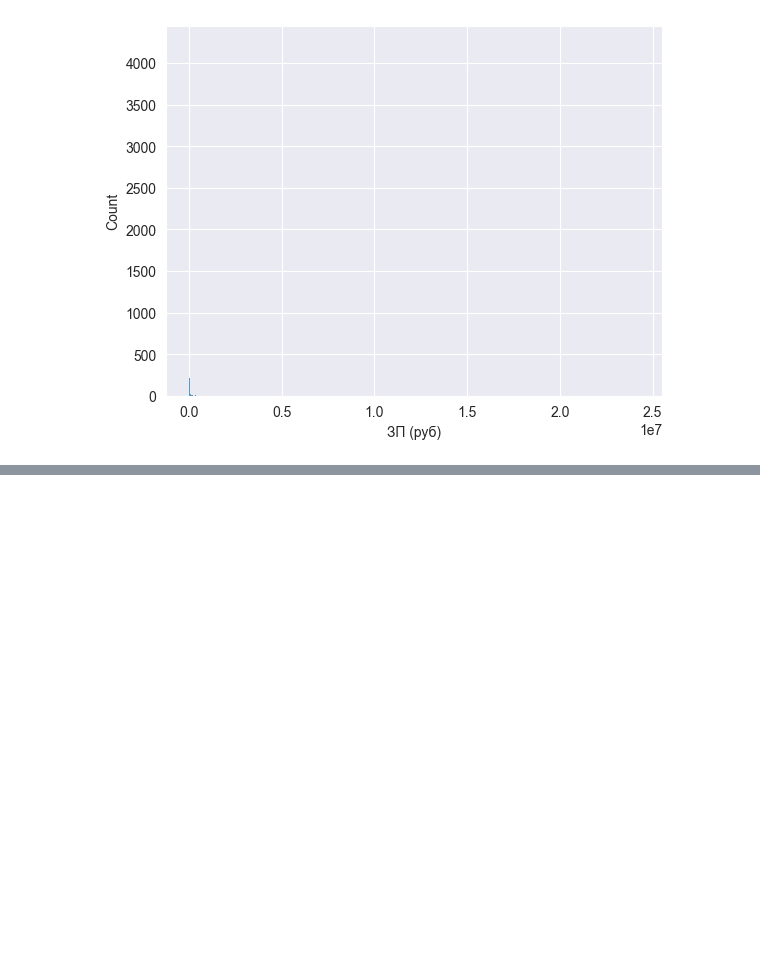
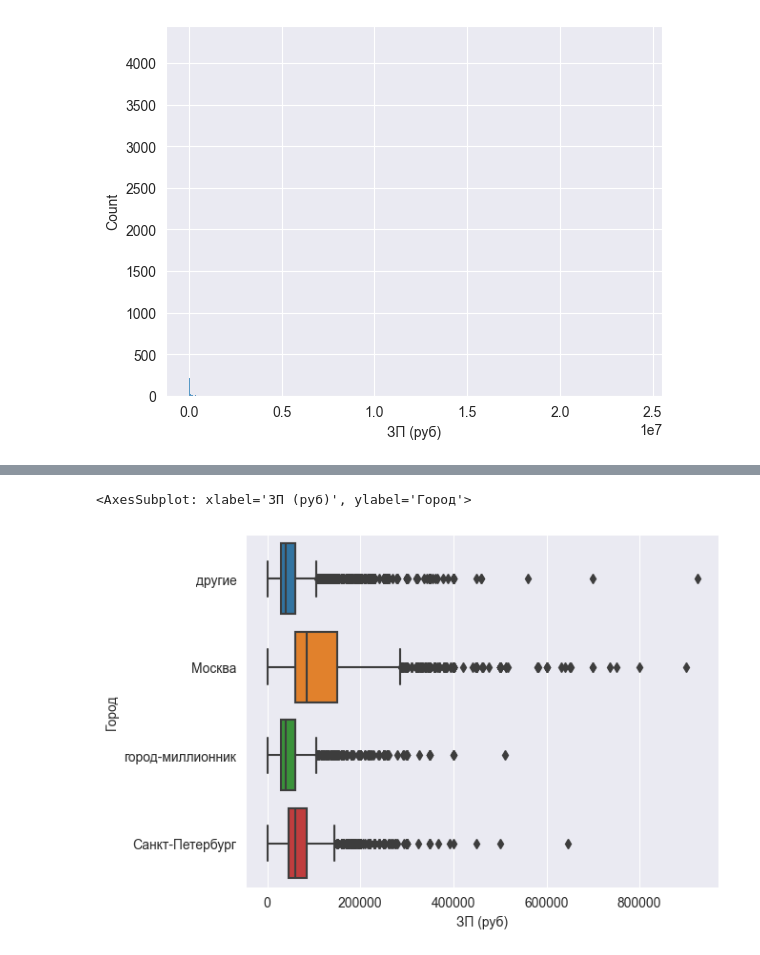
Before and after one commit to andreyko75/project_hh, a Jupyter notebook: project_hh_for_task.ipynb, the cells around one changed output, grey strips where cells are left out. Saved outputs shown, nothing was run; the diff lists cells and outputs as text; code cells hidden in the pictures; blank space fills up the shorter version.

```diff
--- a/project_hh_for_task.ipynb
+++ b/project_hh_for_task.ipynb
@@ -614,0 +692,5 @@ sns.histplot(hh_df,x='ЗП (руб)')
+# %%
+sns.boxplot(x=temp['ЗП (руб)'], y=temp['Город'])
+# %% [output]
+<AxesSubplot: xlabel='ЗП (руб)', ylabel='Город'>
+[figure, added]
```
Also changed, not shown: parts of 23 cells of this notebook, 1 other file.
